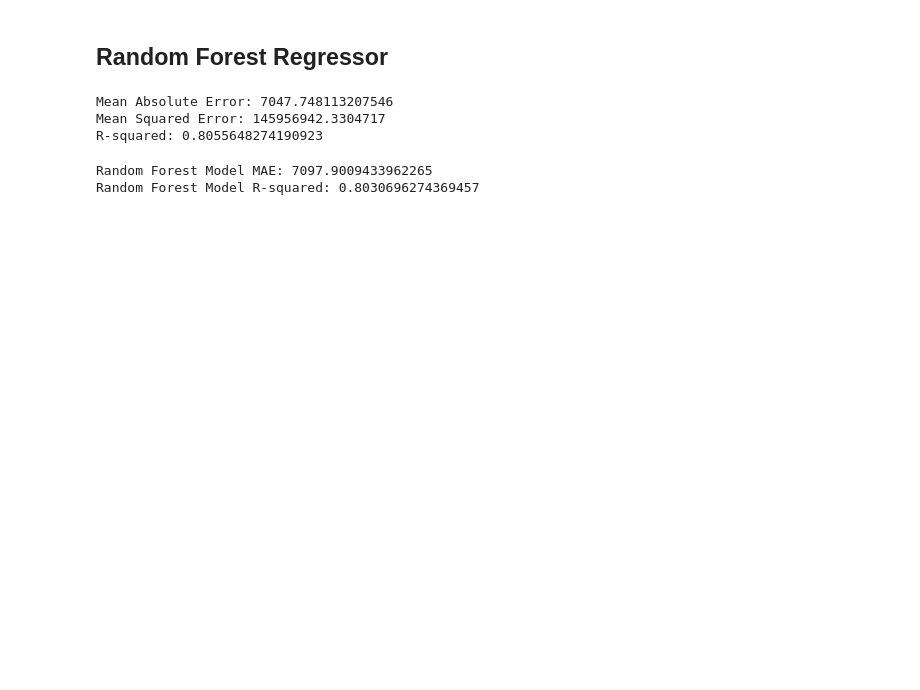
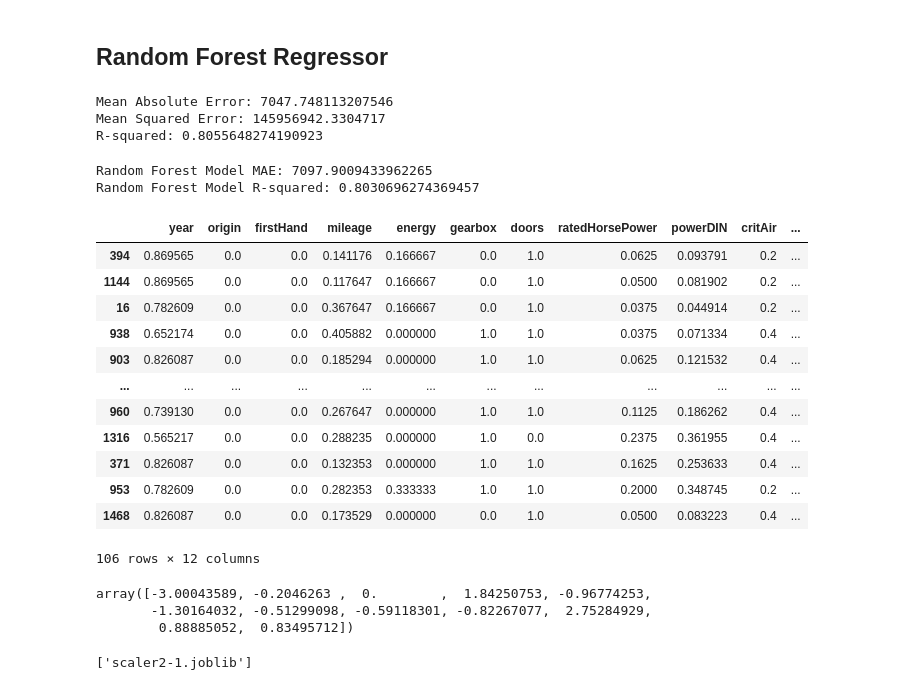
Before and after one commit to ChristopheLeonardi/challeng-car-prediction, a Jupyter notebook: notebook-test/ml_predict_car_price.ipynb, the cells around one changed output. Drawn from its saved outputs; the diff is of its cells as text; code cells hidden in the pictures; blank space fills up the shorter version.

```diff
--- a/notebook-test/ml_predict_car_price.ipynb
+++ b/notebook-test/ml_predict_car_price.ipynb
@@ -250,6 +277,42 @@ print("Random Forest Model R-squared:", r2_rf)
 # %% [output]
 Random Forest Model MAE: 7097.9009433962265
 Random Forest Model R-squared: 0.8030696274369457
+# %%
+data_dict = [{'year': 2022, 'origin': 1, 'firstHand': 0, 'mileage': 2150, 'energy': 0, 'gearbox': 4, 'doors': 4, 'ratedHorsePower': 100, 'powerDIN': 190, 'critAir': 2, 'co2': 132, 'owners': 2.0}]
+X_test
+# %% [output]
+|  | year | origin | firstHand | mileage | energy | gearbox | doors | ratedHorsePower | powerDIN | critAir | ... |
+| 394 | 0.869565 | 0.0 | 0.0 | 0.141176 | 0.166667 | 0.0 | 1.0 | 0.0625 | 0.093791 | 0.2 | ... |
+| 1144 | 0.869565 | 0.0 | 0.0 | 0.117647 | 0.166667 | 0.0 | 1.0 | 0.0500 | 0.081902 | 0.2 | ... |
+| 16 | 0.782609 | 0.0 | 0.0 | 0.367647 | 0.166667 | 0.0 | 1.0 | 0.0375 | 0.044914 | 0.2 | ... |
+| 938 | 0.652174 | 0.0 | 0.0 | 0.405882 | 0.000000 | 1.0 | 1.0 | 0.0375 | 0.071334 | 0.4 | ... |
+| 903 | 0.826087 | 0.0 | 0.0 | 0.185294 | 0.000000 | 1.0 | 1.0 | 0.0625 | 0.121532 | 0.4 | ... |
+| ... | ... | ... | ... | ... | ... | ... | ... | ... | ... | ... | ... |
+| 960 | 0.739130 | 0.0 | 0.0 | 0.267647 | 0.000000 | 1.0 | 1.0 | 0.1125 | 0.186262 | 0.4 | ... |
+| 1316 | 0.565217 | 0.0 | 0.0 | 0.288235 | 0.000000 | 1.0 | 0.0 | 0.2375 | 0.361955 | 0.4 | ... |
+| 371 | 0.826087 | 0.0 | 0.0 | 0.132353 | 0.000000 | 1.0 | 1.0 | 0.1625 | 0.253633 | 0.4 | ... |
+| 953 | 0.782609 | 0.0 | 0.0 | 0.282353 | 0.333333 | 1.0 | 1.0 | 0.2000 | 0.348745 | 0.2 | ... |
+| 1468 | 0.826087 | 0.0 | 0.0 | 0.173529 | 0.000000 | 0.0 | 1.0 | 0.0500 | 0.083223 | 0.4 | ... |
+106 rows × 12 columns
+# %%
+X_train_normalized[0]
+# %% [output]
+array([-3.00043589, -0.2046263 ,  0.        ,  1.84250753, -0.96774253,
+       -1.30164032, -0.51299098, -0.59118301, -0.82267077,  2.75284929,
+        0.88885052,  0.83495712])
+# %%
+
+import joblib
+from sklearn.preprocessing import StandardScaler
+
+# Créer le scaler et l'ajuster aux données d'entraînement
+scaler = MinMaxScaler()
+X_train_normalized = scaler.fit_transform(X_train)
+
+# Sauvegarder l'objet scaler
+joblib.dump(scaler, "scaler2-1.joblib")
+# %% [output]
+['scaler2-1.joblib']
 # %%
 # Sort the actual and predicted values for the line plot
 sorted_indices = np.argsort(y_test)
```
Also changed, not shown: parts of 17 cells of this notebook, 15 other files.
